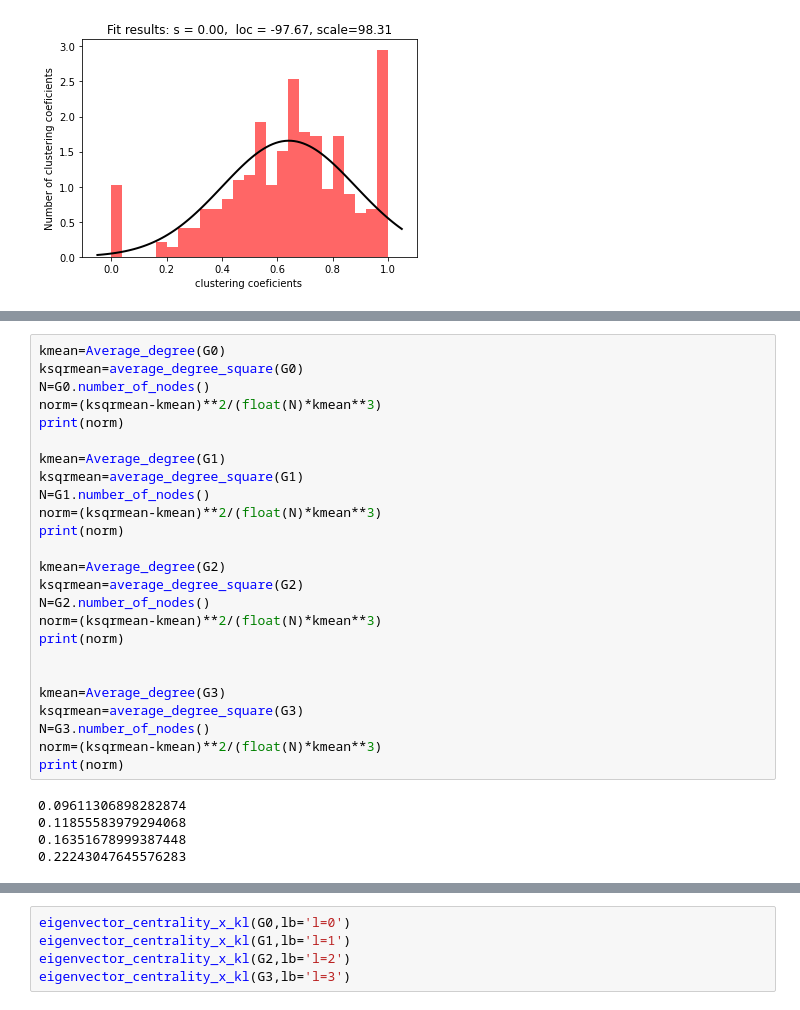
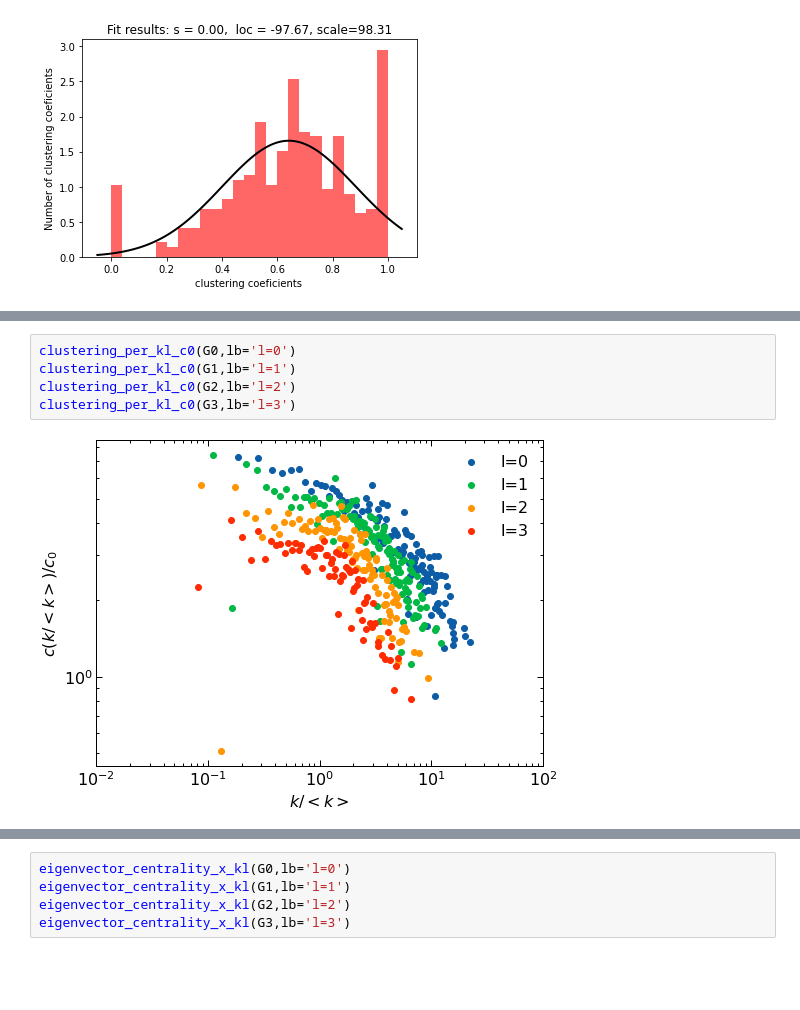
Before and after one commit to matheusloures42/renormalization-simplicial-complexes, a Jupyter notebook: airport.ipynb, the cells around one changed output, grey strips where cells are left out. Drawn from its saved outputs; the diff is of its cells as text; blank space fills up the shorter version.

Commit message:
figures adjusted

```diff
--- a/airport.ipynb
+++ b/airport.ipynb
@@ -119,30 +119,7 @@ clustering_per_kl(G3,lb='l=3')
-# %%
-kmean=Average_degree(G0)
-ksqrmean=average_degree_square(G0)
-N=G0.number_of_nodes()
-norm=(ksqrmean-kmean)**2/(float(N)*kmean**3)
-print(norm)
-
-kmean=Average_degree(G1)
-ksqrmean=average_degree_square(G1)
-N=G1.number_of_nodes()
-norm=(ksqrmean-kmean)**2/(float(N)*kmean**3)
-print(norm)
-
-kmean=Average_degree(G2)
-ksqrmean=average_degree_square(G2)
-N=G2.number_of_nodes()
-norm=(ksqrmean-kmean)**2/(float(N)*kmean**3)
-print(norm)
-
-
-kmean=Average_degree(G3)
-ksqrmean=average_degree_square(G3)
-N=G3.number_of_nodes()
-norm=(ksqrmean-kmean)**2/(float(N)*kmean**3)
-print(norm)
-# %% [output]
-0.09611306898282874
-0.11855583979294068
-0.16351678999387448
-0.22243047645576283
+# %%
+clustering_per_kl_c0(G0,lb='l=0')
+clustering_per_kl_c0(G1,lb='l=1')
+clustering_per_kl_c0(G2,lb='l=2')
+clustering_per_kl_c0(G3,lb='l=3')
+# %% [output]
+[figure, added]
```
Also changed, not shown: parts of 31 cells of this notebook, 5 other files.
